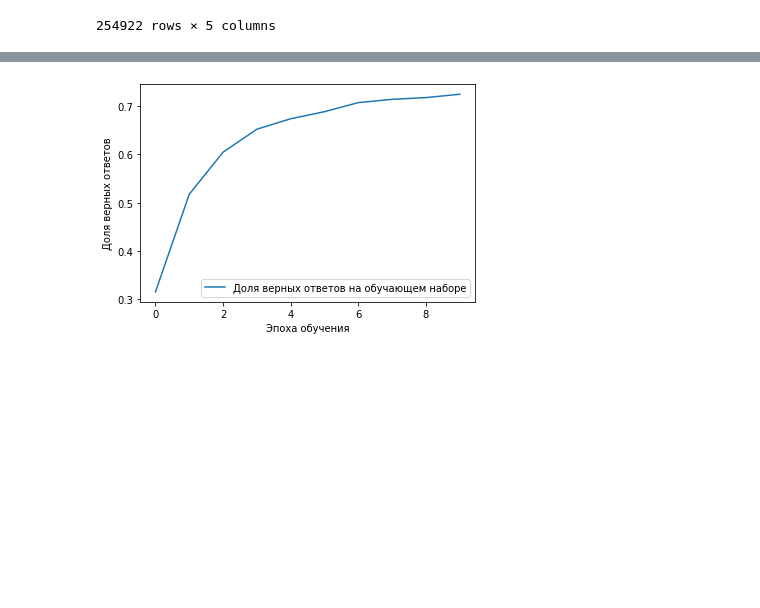
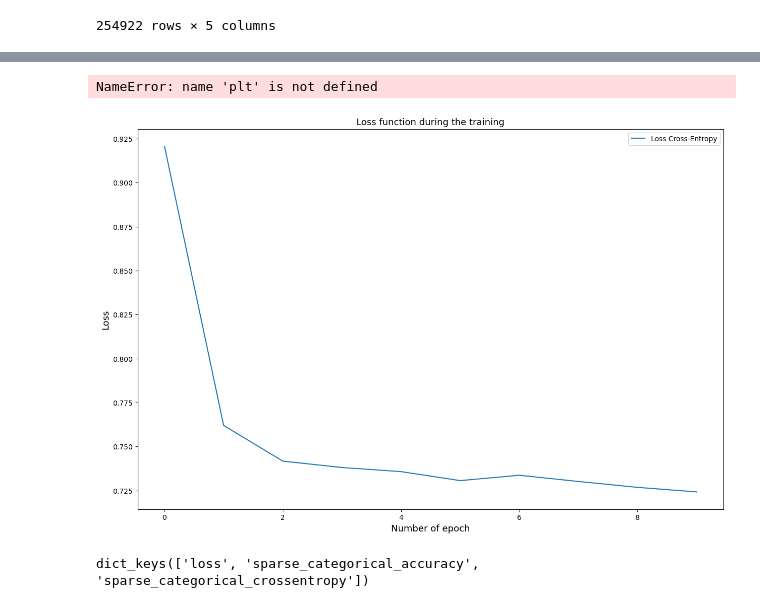
Before and after one commit to AAYamoldin/mushrooms_family_classification, a Jupyter notebook: main.ipynb, the cells around one changed output, grey strips where cells are left out. Drawn from its saved outputs; the diff is of its cells as text; code cells hidden in the pictures; blank space fills up the shorter version.

```diff
--- a/main.ipynb
+++ b/main.ipynb
@@ -204,7 +225,7 @@ def build_model(num_classes, img_size=IMG_SIZE):
 
     # Compile
     model = tf.keras.Model(input, output, name="EfficientNet")
-    model.compile(optimizer='adam', loss="sparse_categorical_crossentropy", metrics=["sparse_categorical_accuracy"])
+    model.compile(optimizer='adam', loss="sparse_categorical_crossentropy", metrics=["sparse_categorical_accuracy", "sparse_categorical_crossentropy"])
     return model
 # %%
 #
@@ -261,11 +280,31 @@ AttributeError: 'str' object has no attribute '_keras_mask'
 # %%
-plt.plot(history.history['sparse_categorical_accuracy'],
-         label='Доля верных ответов на обучающем наборе')
+fig = plt.figure(figsize=(15, 10), dpi=100)
+plt.plot(history.history['sparse_categorical_accuracy'])
 # plt.plot(history.history['val_categorical_accuracy'],
 #          label='Доля верных ответов на проверочном наборе')
-plt.xlabel('Эпоха обучения')
-plt.ylabel('Доля верных ответов')
+plt.xlabel('Number of epoch', fontsize=13)
+plt.ylabel('Accuracy, %', fontsize=13)
+plt.title('Sparce categorical accuracy', fontsize=13)
+plt.savefig('Sparce_categorical_accuracy.png', bbox_inches='tight')
 plt.legend()
 plt.show()
 # %% [output]
-[figure, removed]
+NameError: name 'plt' is not defined
+# %%
+fig = plt.figure(figsize=(15, 10), dpi=100)
+plt.plot(history.history['loss'],
+         label='Loss Cross-Entropy')
+# plt.plot(history.history['val_categorical_accuracy'],
+#          label='Доля верных ответов на проверочном наборе')
+plt.xlabel('Number of epoch', fontsize=13)
+plt.ylabel('Loss', fontsize=13)
+plt.title('Loss function during the training', fontsize=13)
+plt.savefig('loss.png', bbox_inches='tight')
+plt.legend()
+plt.show()
+# %% [output]
+[figure, added]
+# %%
+history.history.keys()
+# %% [output]
+dict_keys(['loss', 'sparse_categorical_accuracy', 'sparse_categorical_crossentropy'])
```
Also changed, not shown: parts of 18 cells of this notebook, 13 other files.
